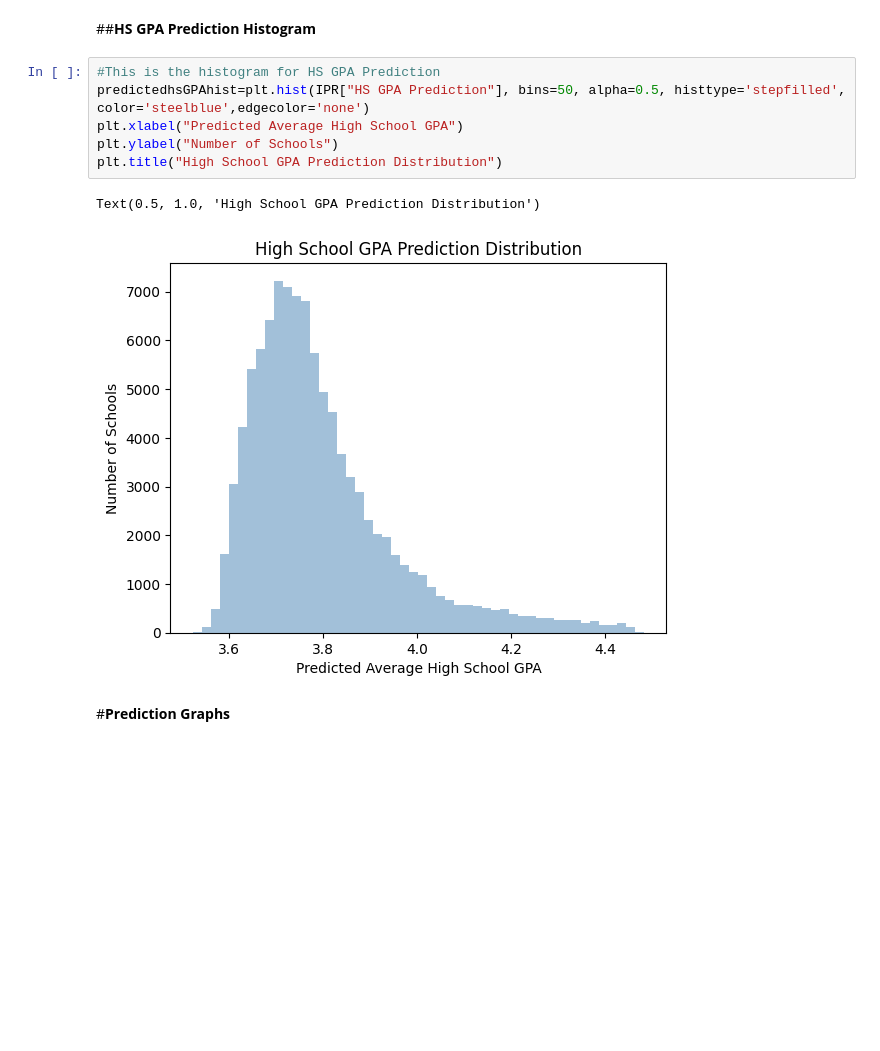
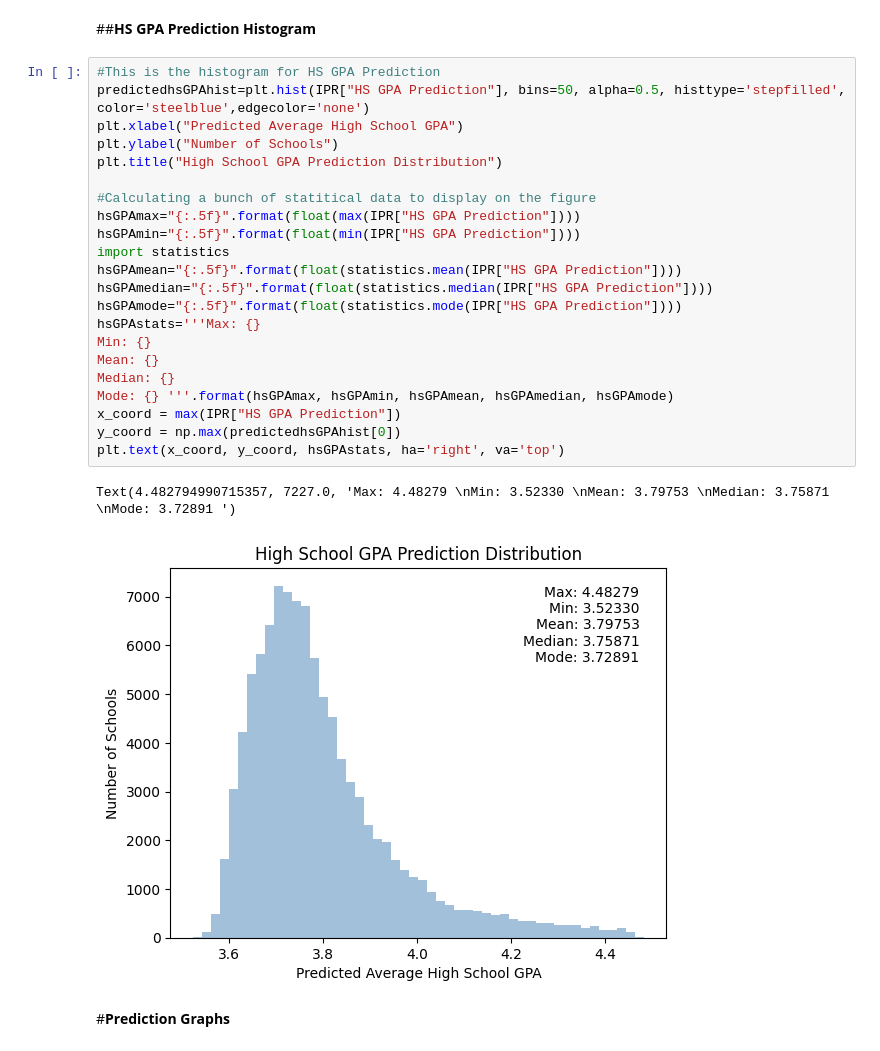
Before and after one commit to thompsonkate1/Python-Project, a Jupyter notebook: PythonFinalProject.ipynb, the cells around one changed output. Drawn from its saved outputs; the diff is of its cells as text; blank space fills up the shorter version.

```diff
--- a/PythonFinalProject.ipynb
+++ b/PythonFinalProject.ipynb
@@ -383,12 +555,28 @@ Text(0.5, 1.0, 'Years to Graduate Prediction Distribution')
 # %%
 #This is the histogram for HS GPA Prediction
 predictedhsGPAhist=plt.hist(IPR["HS GPA Prediction"], bins=50, alpha=0.5, histtype='stepfilled', color='steelblue',edgecolor='none')
 plt.xlabel("Predicted Average High School GPA")
 plt.ylabel("Number of Schools")
 plt.title("High School GPA Prediction Distribution")
+
+#Calculating a bunch of statitical data to display on the figure
+hsGPAmax="{:.5f}".format(float(max(IPR["HS GPA Prediction"])))
+hsGPAmin="{:.5f}".format(float(min(IPR["HS GPA Prediction"])))
+import statistics
+hsGPAmean="{:.5f}".format(float(statistics.mean(IPR["HS GPA Prediction"])))
+hsGPAmedian="{:.5f}".format(float(statistics.median(IPR["HS GPA Prediction"])))
+hsGPAmode="{:.5f}".format(float(statistics.mode(IPR["HS GPA Prediction"])))
+hsGPAstats='''Max: {}
+Min: {}
+Mean: {}
+Median: {}
+Mode: {} '''.format(hsGPAmax, hsGPAmin, hsGPAmean, hsGPAmedian, hsGPAmode)
+x_coord = max(IPR["HS GPA Prediction"])
+y_coord = np.max(predictedhsGPAhist[0])
+plt.text(x_coord, y_coord, hsGPAstats, ha='right', va='top')
 # %% [output]
-Text(0.5, 1.0, 'High School GPA Prediction Distribution')
+Text(4.482794990715357, 7227.0, 'Max: 4.48279 \nMin: 3.52330 \nMean: 3.79753 \nMedian: 3.75871 \nMode: 3.72891 ')
-[figure, old version]
+[figure, new version]
 # %% [markdown]
 #__Prediction Graphs__
 # %% [markdown]
```
Also changed, not shown: parts of 28 cells of this notebook.
